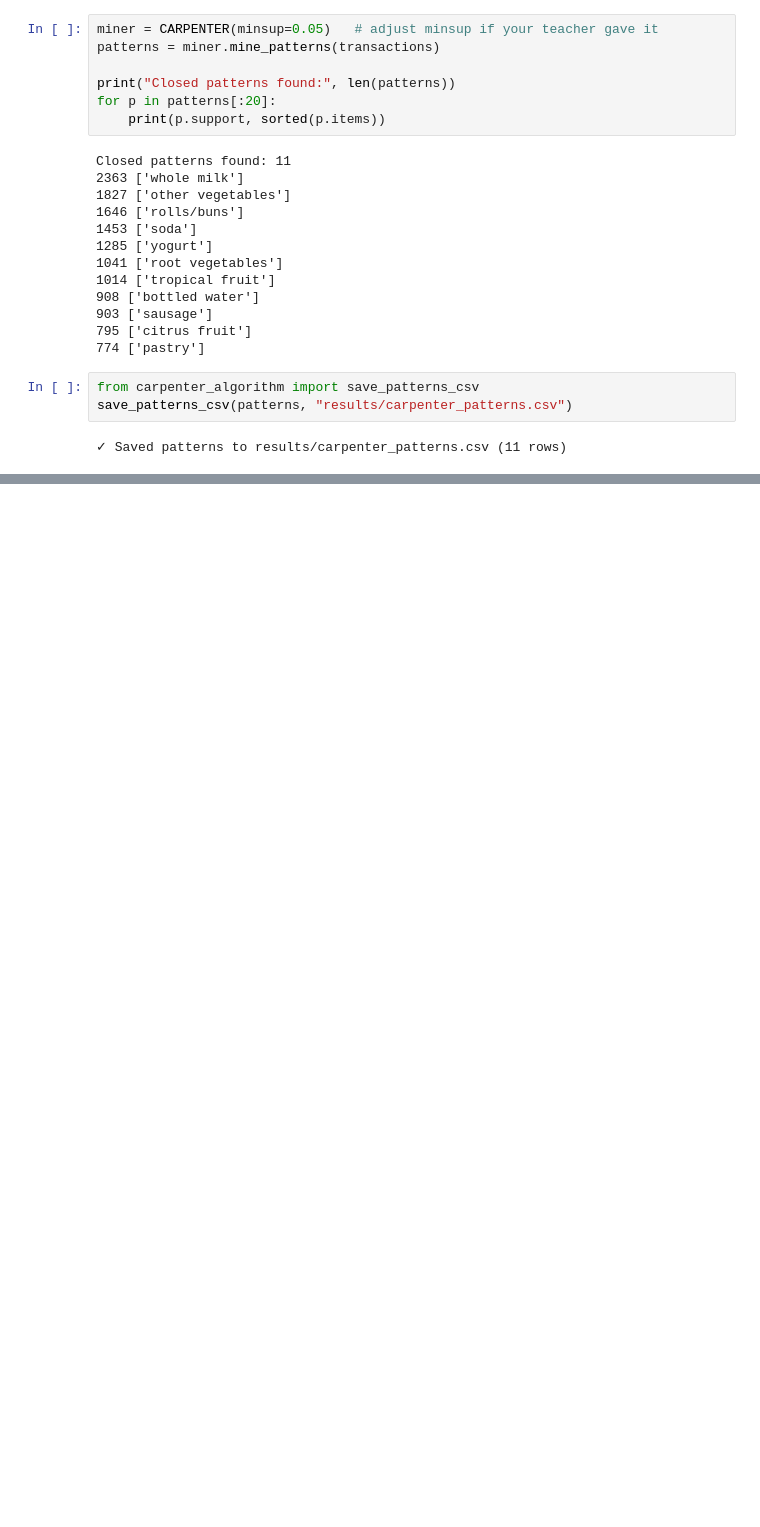
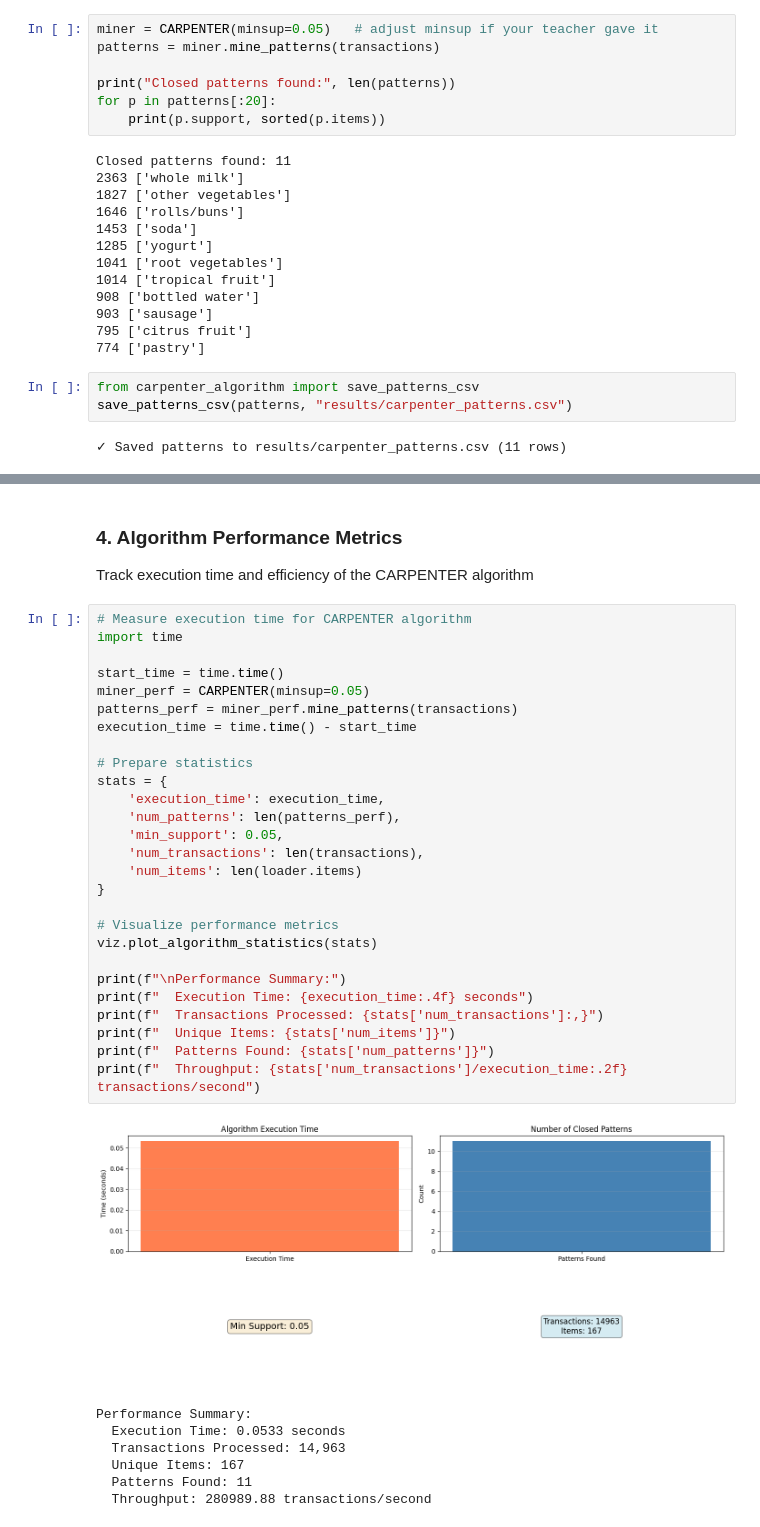
Before and after one commit to mominaeman/CARPENTER_Project, a Jupyter notebook: notebooks/demo.ipynb, the cells around one changed output, grey strips where cells are left out. Drawn from its saved outputs; the diff is of its cells as text; blank space fills up the shorter version.

```diff
--- a/notebooks/demo.ipynb
+++ b/notebooks/demo.ipynb
@@ -265,0 +339,39 @@ save_patterns_csv(patterns, "results/carpenter_patterns.csv")
+# %% [markdown]
+### 4. Algorithm Performance Metrics
+
+Track execution time and efficiency of the CARPENTER algorithm
+# %%
+# Measure execution time for CARPENTER algorithm
+import time
+
+start_time = time.time()
+miner_perf = CARPENTER(minsup=0.05)
+patterns_perf = miner_perf.mine_patterns(transactions)
+execution_time = time.time() - start_time
+
+# Prepare statistics
+stats = {
+    'execution_time': execution_time,
+    'num_patterns': len(patterns_perf),
+    'min_support': 0.05,
+    'num_transactions': len(transactions),
+    'num_items': len(loader.items)
+}
+
+# Visualize performance metrics
+viz.plot_algorithm_statistics(stats)
+
+print(f"\nPerformance Summary:")
+print(f"  Execution Time: {execution_time:.4f} seconds")
+print(f"  Transactions Processed: {stats['num_transactions']:,}")
+print(f"  Unique Items: {stats['num_items']}")
+print(f"  Patterns Found: {stats['num_patterns']}")
+print(f"  Throughput: {stats['num_transactions']/execution_time:.2f} transactions/second")
+# %% [output]
+[figure, added]
+Performance Summary:
+  Execution Time: 0.0533 seconds
+  Transactions Processed: 14,963
+  Unique Items: 167
+  Patterns Found: 11
+  Throughput: 280989.88 transactions/second
```
Also changed, not shown: parts of 25 cells of this notebook, 6 other files.
